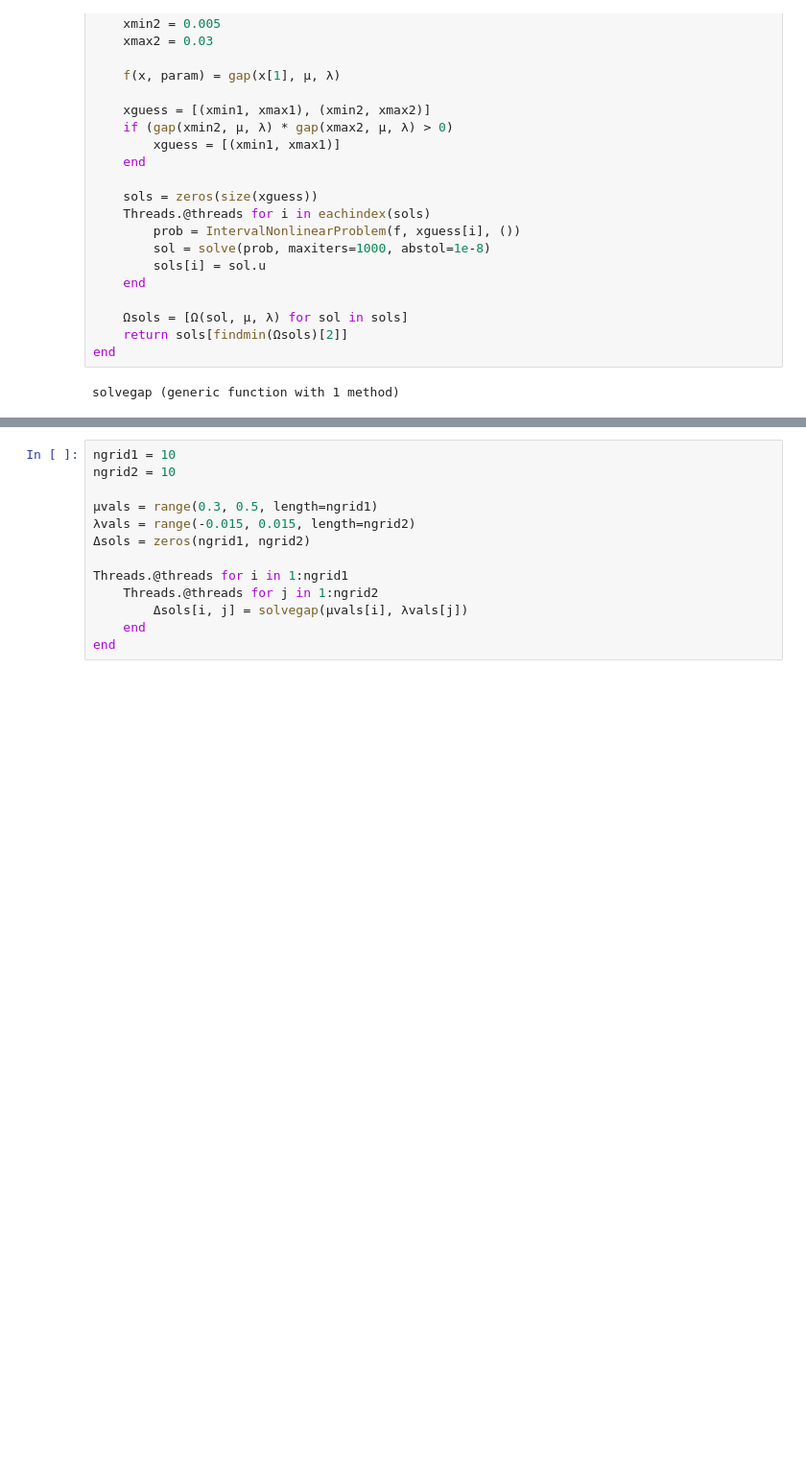
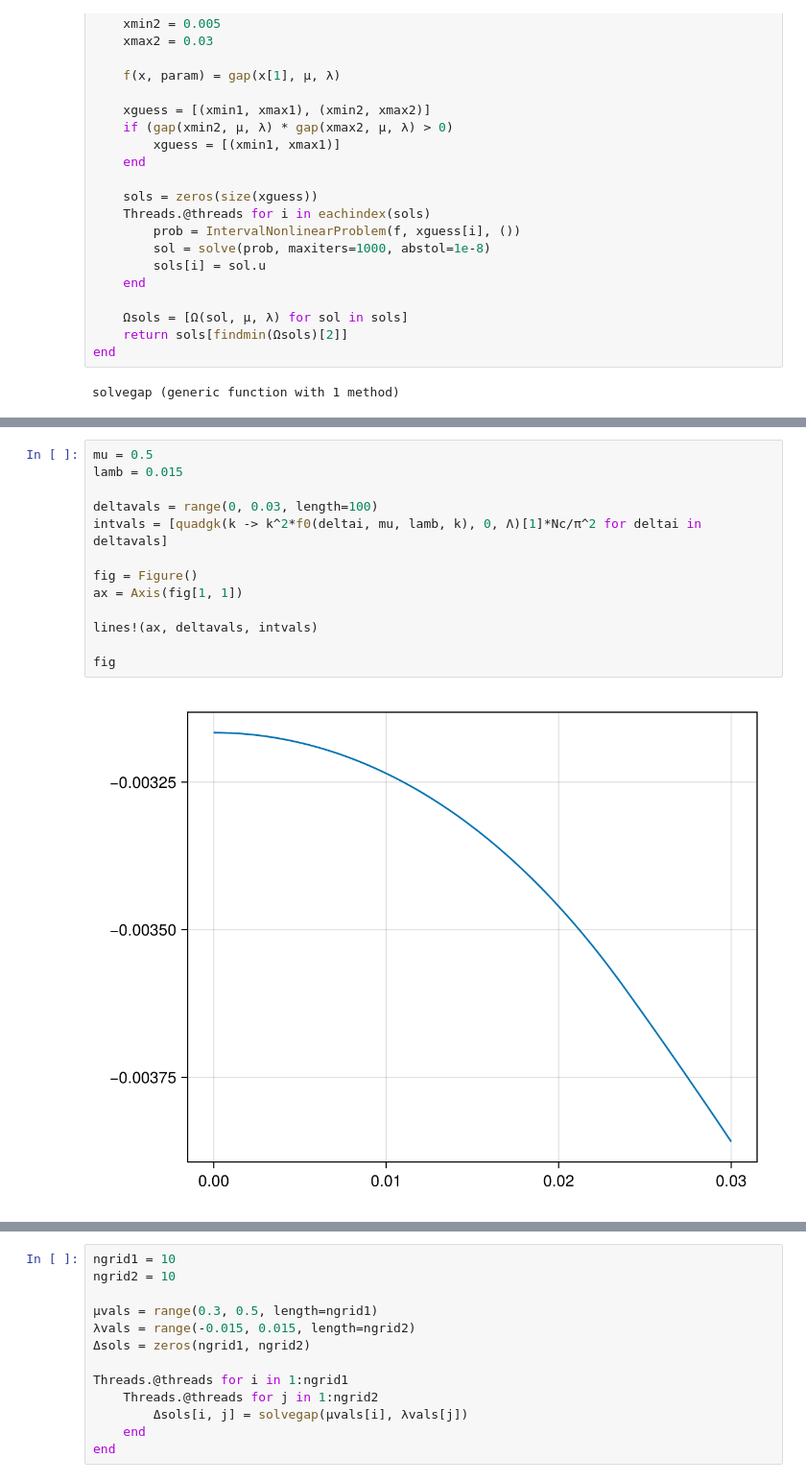
Before and after one commit to SunkPlane29/kondoeff, a Jupyter notebook: main.ipynb, the cells around one changed output, grey strips where cells are left out. Shown at 96% size. Cells and saved outputs as stored; diff of their text form; blank space fills up the shorter version.

```diff
--- a/main.ipynb
+++ b/main.ipynb
@@ -58,2 +89,17 @@ solvegap (generic function with 1 method)
+# %%
+mu = 0.5
+lamb = 0.015
+
+deltavals = range(0, 0.03, length=100)
+intvals = [quadgk(k -> k^2*f0(deltai, mu, lamb, k), 0, Λ)[1]*Nc/π^2 for deltai in deltavals]
+
+fig = Figure()
+ax = Axis(fig[1, 1])
+
+lines!(ax, deltavals, intvals)
+
+fig
+# %% [output]
+[figure, added]
 # %%
 Δvals = range(0.0, 0.030, length=100)
```
Also changed, not shown: parts of 7 cells of this notebook, 1 other file.
